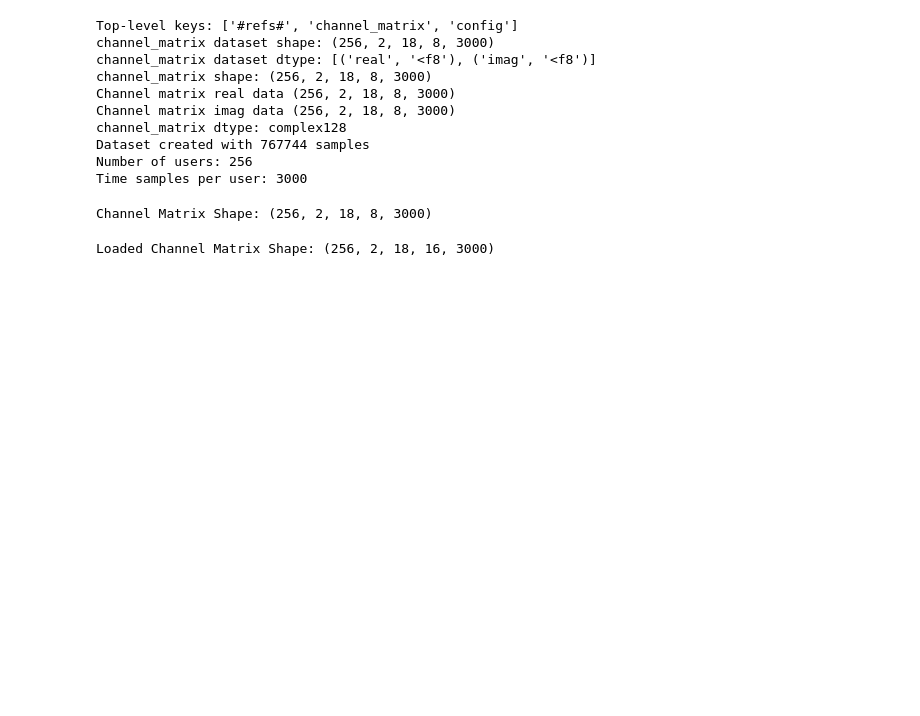
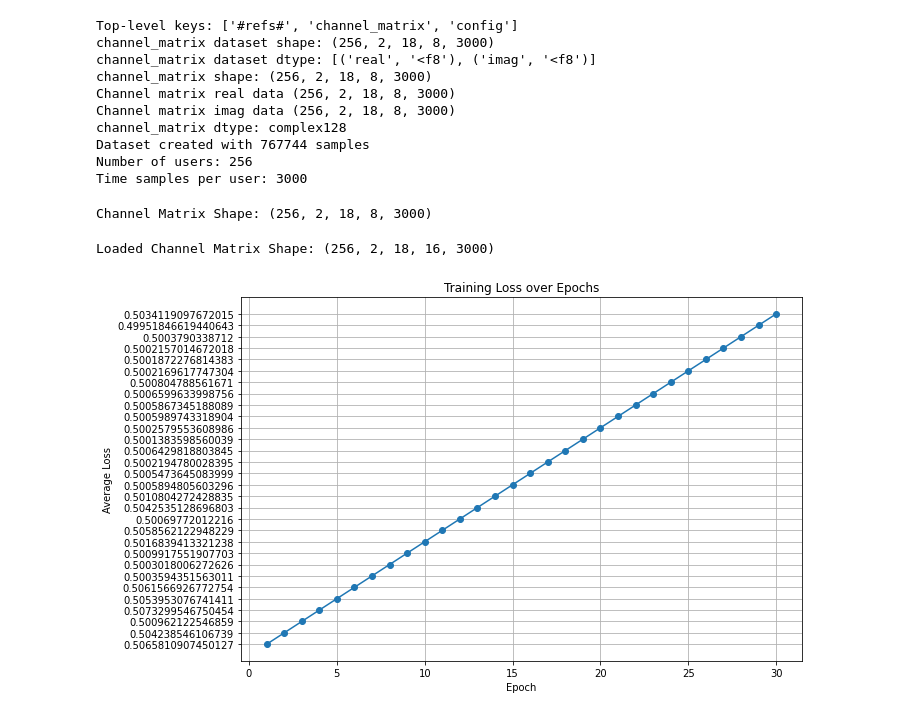
Before and after one commit to ahmd-mohsin/continual-learning-channel-prediction, a Jupyter notebook: baseline_models/dataset.ipynb, the cells around one changed output. Drawn from its saved outputs; the diff is of its cells as text; code cells hidden in the pictures; blank space fills up the shorter version.

```diff
--- a/baseline_models/dataset.ipynb
+++ b/baseline_models/dataset.ipynb
@@ -141,3 +141,25 @@ loaded_channel_matrix = np.load("/Users/muahmed/Desktop/Globecom 2025/nas-wirele
 print("Loaded Channel Matrix Shape:", loaded_channel_matrix.shape)
 # %% [output]
 Loaded Channel Matrix Shape: (256, 2, 18, 16, 3000)
+# %%
+import pandas as pd
+import matplotlib.pyplot as plt
+
+# Load the CSV data
+data = pd.read_csv("./umi_compact_conf_2tx_2rx./training_log.csv")
+
+# Drop the row with Total Training Time (non-numeric epoch)
+data = data[pd.to_numeric(data["Epoch"], errors="coerce").notnull()]
+data["Epoch"] = data["Epoch"].astype(int)
+
+# Plot the loss
+plt.figure(figsize=(10, 6))
+plt.plot(data["Epoch"], data["Average Loss"], marker='o', linestyle='-')
+plt.title("Training Loss over Epochs")
+plt.xlabel("Epoch")
+plt.ylabel("Average Loss")
+plt.grid(True)
+plt.tight_layout()
+plt.show()
+# %% [output]
+[figure, added]
```
Also changed, not shown: 10 other files.
